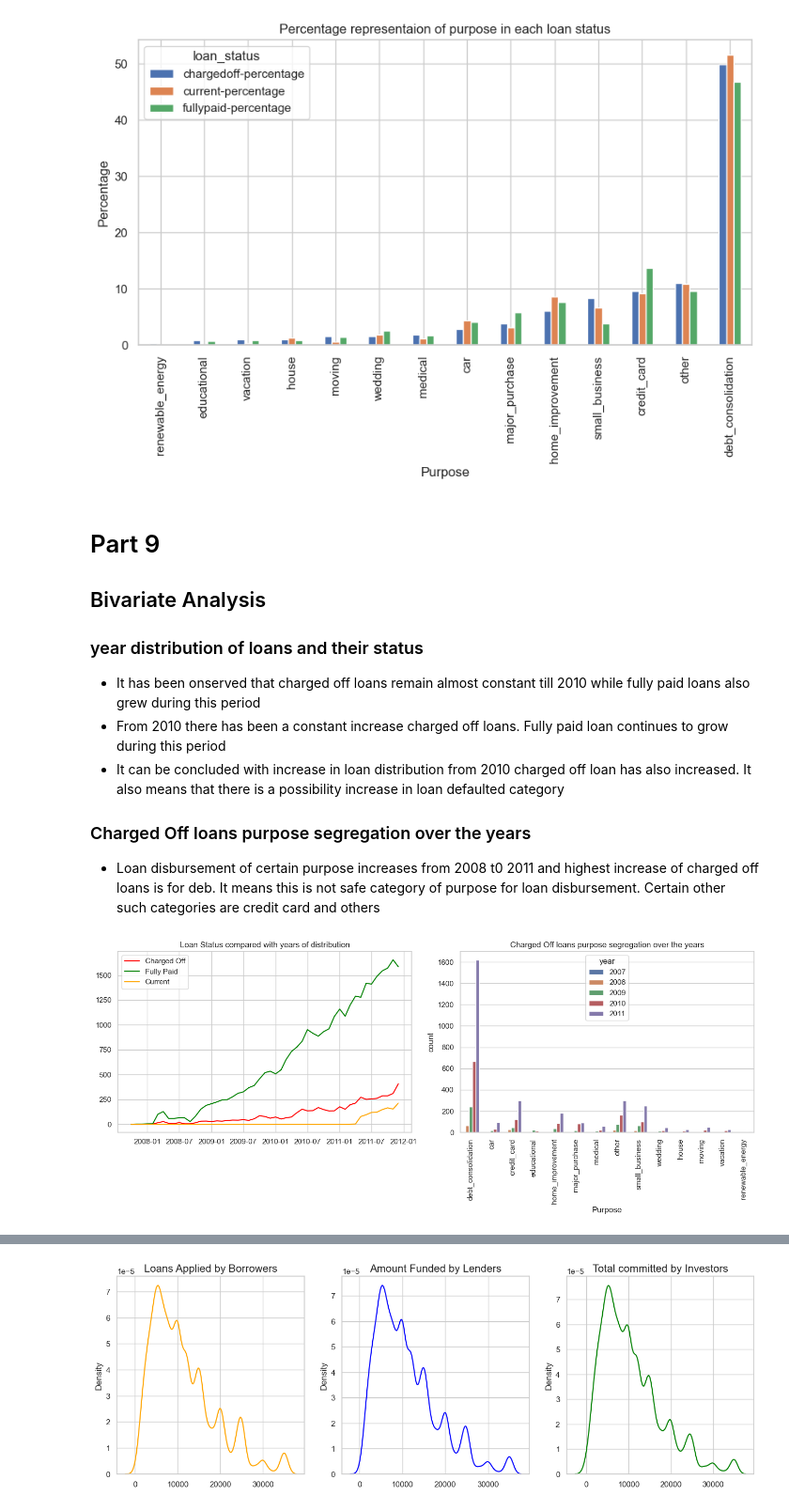
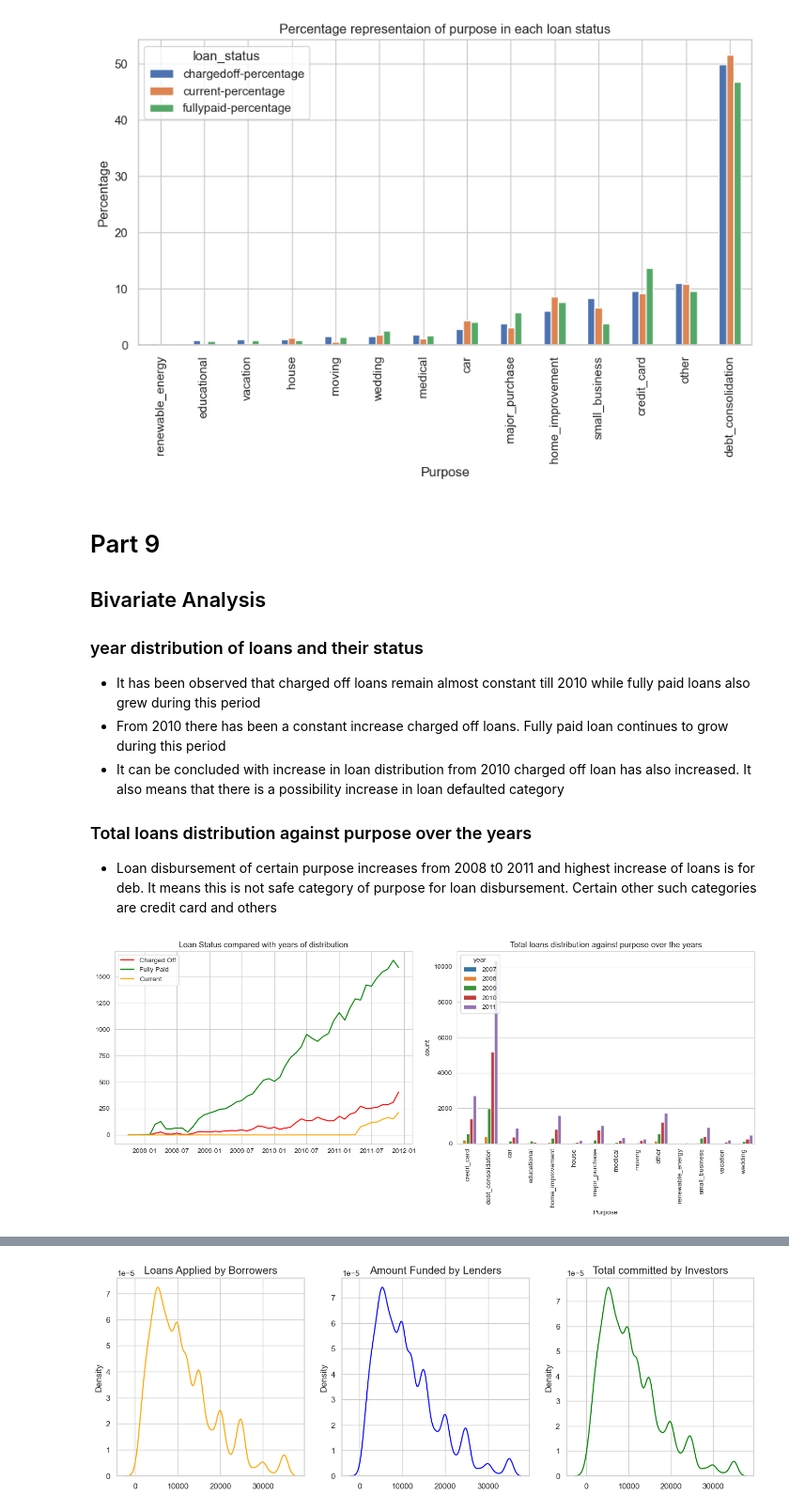
Before and after one commit to gauravtyagi02/lendingclubcasestudy, a Jupyter notebook: LendingCaseClubStudy.ipynb, the cells around one changed output, grey strips where cells are left out. Shown: that part at 94% size. Cells and saved outputs as stored; diff of their text form; code cells hidden in the pictures.

```diff
--- a/LendingCaseClubStudy.ipynb
+++ b/LendingCaseClubStudy.ipynb
@@ -84,5 +84,8 @@ relevantColumns['intrt_without_percent_sign']=relevantColumns['int_rate'].str.rs
 relevantColumns['Date'] = pd.to_datetime(relevantColumns['issue_d'], format='%b-%y')
 relevantColumns['year']=  relevantColumns['Date'].dt.year
 
-relevantColumns[['monthly_income','emp_length_years','intrt_without_percent_sign','Date','year']]
+# calculating Monthly debt of borrows
+relevantColumns['monthly_debt']=round(relevantColumns['dti']*relevantColumns['monthly_income'],2)
+
+relevantColumns[['monthly_income','monthly_debt','dti','emp_length_years','intrt_without_percent_sign','Date','year']]
 # %% [output]
@@ -338,43 +371,43 @@ plt.show()
 # Part 9
 ## Bivariate Analysis
 ### year distribution of loans and their status
-- It has been onserved that charged off loans remain almost constant till 2010 while fully paid loans also grew during this period
+- It has been observed that charged off loans remain almost constant till 2010 while fully paid loans also grew during this period
 - From 2010 there has been a constant increase charged off loans. Fully paid loan continues to grow during this period
 - It can be concluded with increase in loan distribution from 2010 charged off loan has also increased. It also means that there is a possibility increase in loan defaulted category
-### Charged Off loans purpose segregation over the years
-- Loan disbursement of certain purpose increases from 2008 t0 2011 and highest increase of charged off loans is for deb. It means this is not safe category of purpose for loan disbursement. Certain other such categories are credit card and others
+### Total loans distribution against purpose over the years
+- Loan disbursement of certain purpose increases from 2008 t0 2011 and highest increase of loans is for deb. It means this is not safe category of purpose for loan disbursement. Certain other such categories are credit card and others
 # %%
 loanTimining=relevantColumns[['issue_d','loan_status','id','purpose','Date','year']]
 
 loanTimining=loanTimining.sort_values(by='Date')
 
 # Group and count loan statuses for each date
 loanStsDategrouped = loanTimining.groupby(['Date', 'loan_status']).size().unstack(fill_value=0)
 loanStsDategrouped=loanStsDategrouped.reset_index()
 
 fig, axis = plt.subplots(1, 2, figsize=(14, 6))
 
 axis[0].plot(loanStsDategrouped['Date'],loanStsDategrouped['Charged Off'], color='red')
 axis[0].plot(loanStsDategrouped['Date'],loanStsDategrouped['Fully Paid'], color='green')
 axis[0].plot(loanStsDategrouped['Date'],loanStsDategrouped['Current'],color='orange')
 axis[0].set_title('Loan Status compared with years of distribution')
 axis[0].legend(['Charged Off','Fully Paid','Current'])
 
 
-purposeDategrouped = loanTimining[loanTimining['loan_status']=='Charged Off'].groupby(['year', 'purpose']).size()
+purposeDategrouped = loanTimining.groupby(['year', 'purpose']).size()
 purposeDatedfResetIndex=purposeDategrouped.reset_index()
 purposeDatedfResetIndex = purposeDatedfResetIndex.rename(columns={0: 'count'})
 sns.barplot(x='purpose', y='count', hue='year', data=purposeDatedfResetIndex, ax=axis[1])
-axis[1].set_title('Charged Off loans purpose segregation over the years')
+axis[1].set_title('Total loans distribution against purpose over the years')
 axis[1].set_xlabel('Purpose')
 axis[1].set_ylabel('count')
 
 plt.xticks(rotation=90)
 plt.tight_layout()
 plt.subplots_adjust(hspace=0.5)
 plt.show()
 # %% [output]
-[figure, old version]
+[figure, new version]
 # %% [markdown]
 # Part 10
 ## Bivariate Analysis of purpose and interest rates
```
Also changed, not shown: parts of 7 cells of this notebook.
